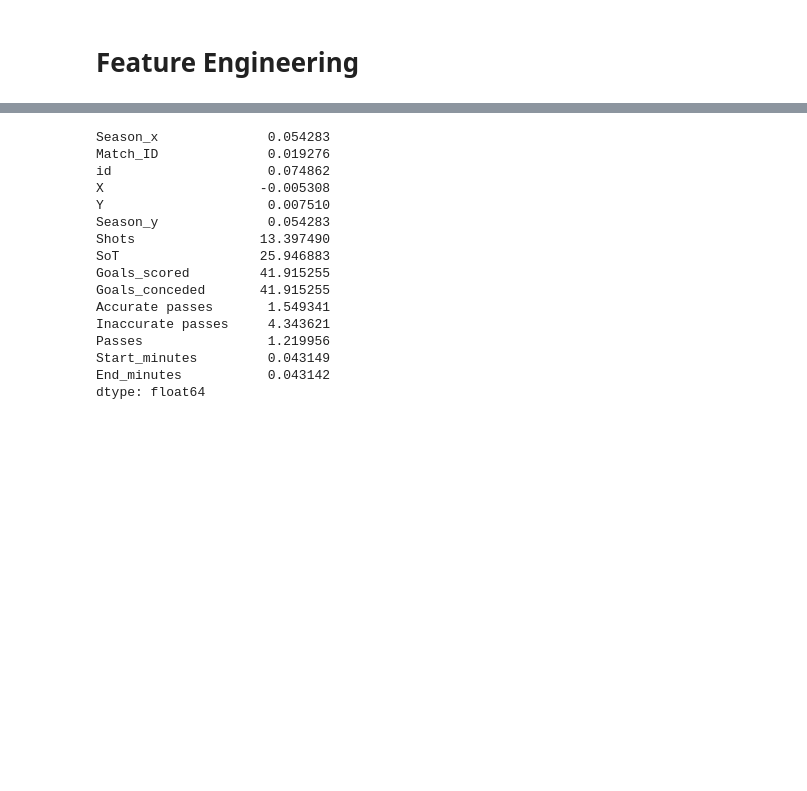
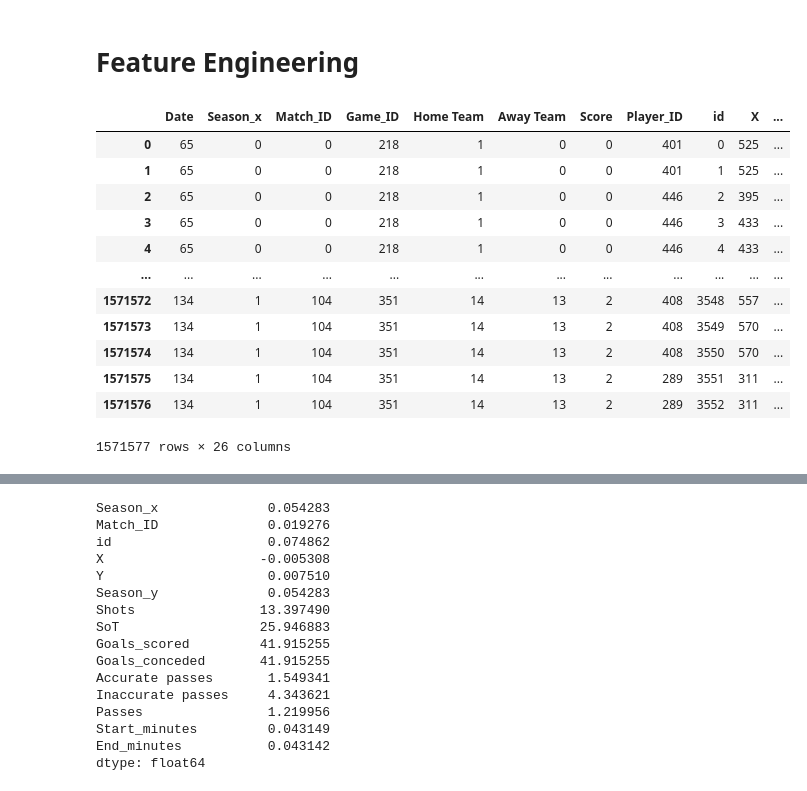
Before and after one commit to The-DigitalAcademy/Precious_Laduma_Score_Predictions, a Jupyter notebook: Laduma_Score_Predictions.ipynb, the cells around one changed output, grey strips where cells are left out. Drawn from its saved outputs; the diff is of its cells as text; code cells hidden in the pictures; blank space fills up the shorter version.

```diff
--- a/Laduma_Score_Predictions.ipynb
+++ b/Laduma_Score_Predictions.ipynb
@@ -254,3 +262,19 @@ The CSV file has been exported successfully.
+# %%
+merged_train
+# %% [output]
+|  | Date | Season_x | Match_ID | Game_ID | Home Team | Away Team | Score | Player_ID | id | X | ... |
+| 0 | 65 | 0 | 0 | 218 | 1 | 0 | 0 | 401 | 0 | 525 | ... |
+| 1 | 65 | 0 | 0 | 218 | 1 | 0 | 0 | 401 | 1 | 525 | ... |
+| 2 | 65 | 0 | 0 | 218 | 1 | 0 | 0 | 446 | 2 | 395 | ... |
+| 3 | 65 | 0 | 0 | 218 | 1 | 0 | 0 | 446 | 3 | 433 | ... |
+| 4 | 65 | 0 | 0 | 218 | 1 | 0 | 0 | 446 | 4 | 433 | ... |
+| ... | ... | ... | ... | ... | ... | ... | ... | ... | ... | ... | ... |
+| 1571572 | 134 | 1 | 104 | 351 | 14 | 13 | 2 | 408 | 3548 | 557 | ... |
+| 1571573 | 134 | 1 | 104 | 351 | 14 | 13 | 2 | 408 | 3549 | 570 | ... |
+| 1571574 | 134 | 1 | 104 | 351 | 14 | 13 | 2 | 408 | 3550 | 570 | ... |
+| 1571575 | 134 | 1 | 104 | 351 | 14 | 13 | 2 | 289 | 3551 | 311 | ... |
+| 1571576 | 134 | 1 | 104 | 351 | 14 | 13 | 2 | 289 | 3552 | 311 | ... |
+1571577 rows × 26 columns
 # %%
 corr_matrix = merged_train.corr()
 
```
Also changed, not shown: parts of 3 cells of this notebook.
